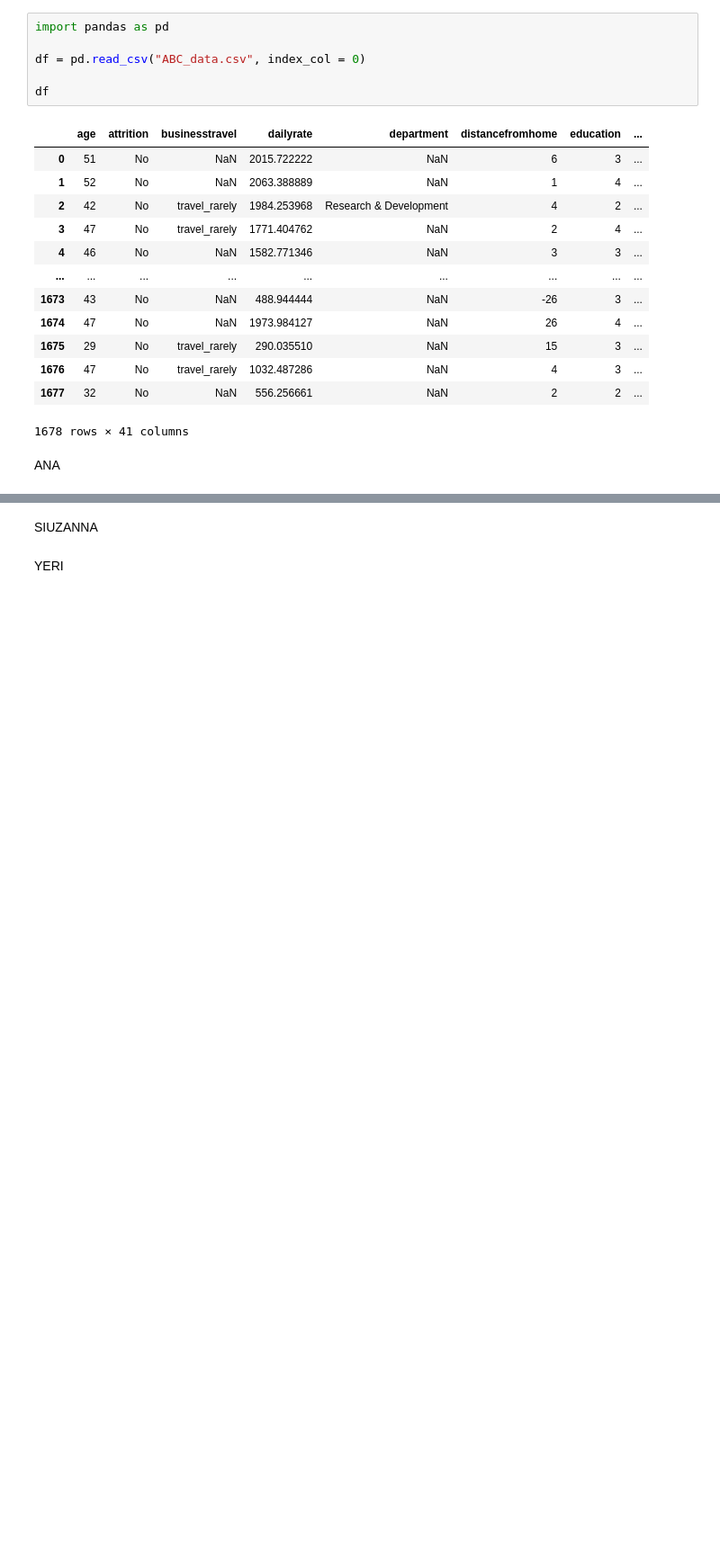
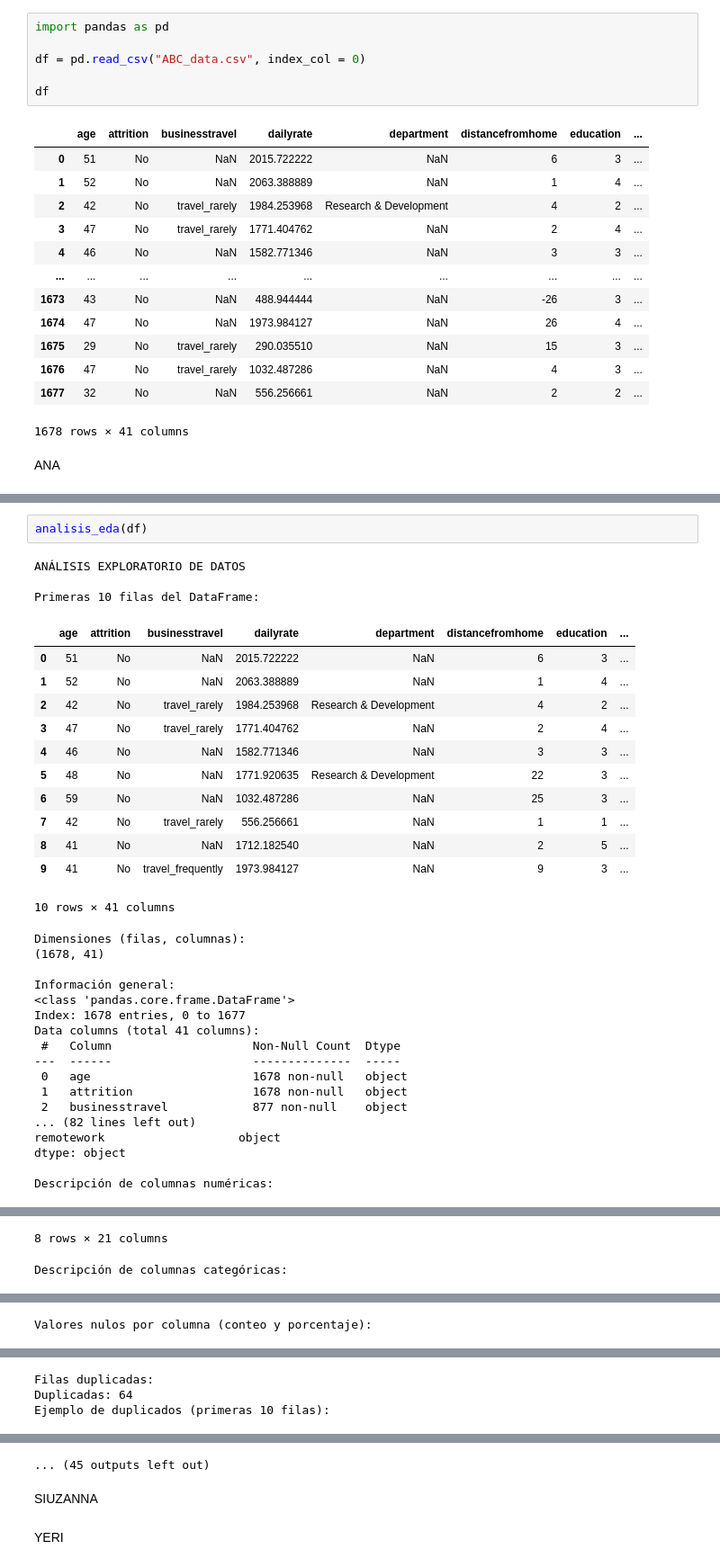
Before and after one commit to Ana-Duag/proyecto_3, a Jupyter notebook: Proyecto_3.ipynb, the cells around one changed output, grey strips where cells are left out. Shown at 90% size. Cells and saved outputs as stored; diff of their text form; blank space fills up the shorter version.

```diff
--- a/Proyecto_3.ipynb
+++ b/Proyecto_3.ipynb
@@ -39,0 +115,35 @@ ANA
+# %%
+analisis_eda(df)
+# %% [output]
+ANÁLISIS EXPLORATORIO DE DATOS
+
+Primeras 10 filas del DataFrame:
+|  | age | attrition | businesstravel | dailyrate | department | distancefromhome | education | ... |
+| 0 | 51 | No | NaN | 2015.722222 | NaN | 6 | 3 | ... |
+| 1 | 52 | No | NaN | 2063.388889 | NaN | 1 | 4 | ... |
+| 2 | 42 | No | travel_rarely | 1984.253968 | Research & Development | 4 | 2 | ... |
+| 3 | 47 | No | travel_rarely | 1771.404762 | NaN | 2 | 4 | ... |
+| 4 | 46 | No | NaN | 1582.771346 | NaN | 3 | 3 | ... |
+| 5 | 48 | No | NaN | 1771.920635 | Research & Development | 22 | 3 | ... |
+| 6 | 59 | No | NaN | 1032.487286 | NaN | 25 | 3 | ... |
+| 7 | 42 | No | travel_rarely | 556.256661 | NaN | 1 | 1 | ... |
+| 8 | 41 | No | NaN | 1712.182540 | NaN | 2 | 5 | ... |
+| 9 | 41 | No | travel_frequently | 1973.984127 | NaN | 9 | 3 | ... |
+10 rows × 41 columns
+Dimensiones (filas, columnas):
+(1678, 41)
+
+Información general:
+<class 'pandas.core.frame.DataFrame'>
+Index: 1678 entries, 0 to 1677
+Data columns (total 41 columns):
+ #   Column                    Non-Null Count  Dtype
+---  ------                    --------------  -----
+ 0   age                       1678 non-null   object
+ 1   attrition                 1678 non-null   object
+ 2   businesstravel            877 non-null    object
+... (82 lines left out)
+remotework                   object
+dtype: object
+
+Descripción de columnas numéricas:
@@ -39,0 +159,2 @@ ANA
+8 rows × 21 columns
+Descripción de columnas categóricas:
@@ -39,0 +166 @@ ANA
+Valores nulos por columna (conteo y porcentaje):
@@ -39,0 +185,3 @@ ANA
+Filas duplicadas:
+Duplicadas: 64
+Ejemplo de duplicados (primeras 10 filas):
@@ -40,3 +199,4 @@ ANA
+... (45 outputs left out)
 # %% [markdown]
 SIUZANNA
 # %% [markdown]
```
Also changed, not shown: parts of 2 cells of this notebook.
